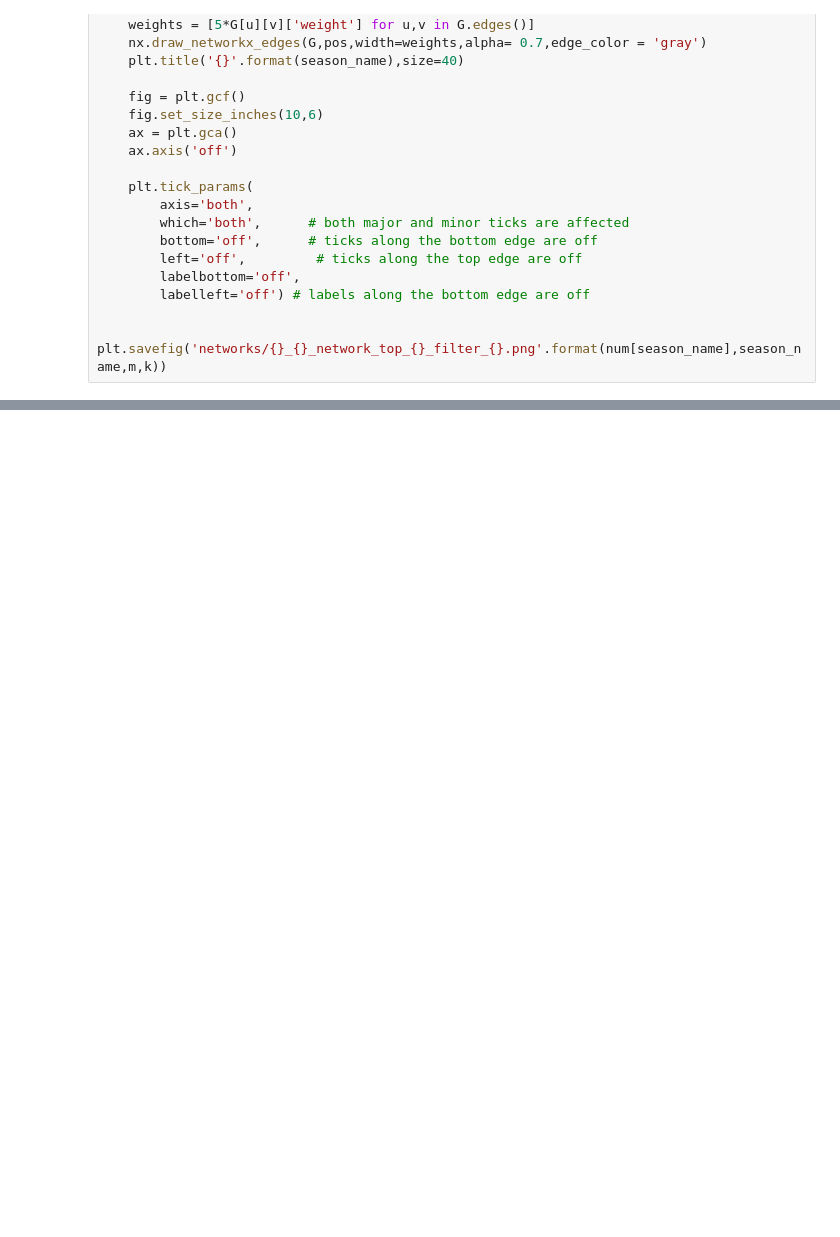
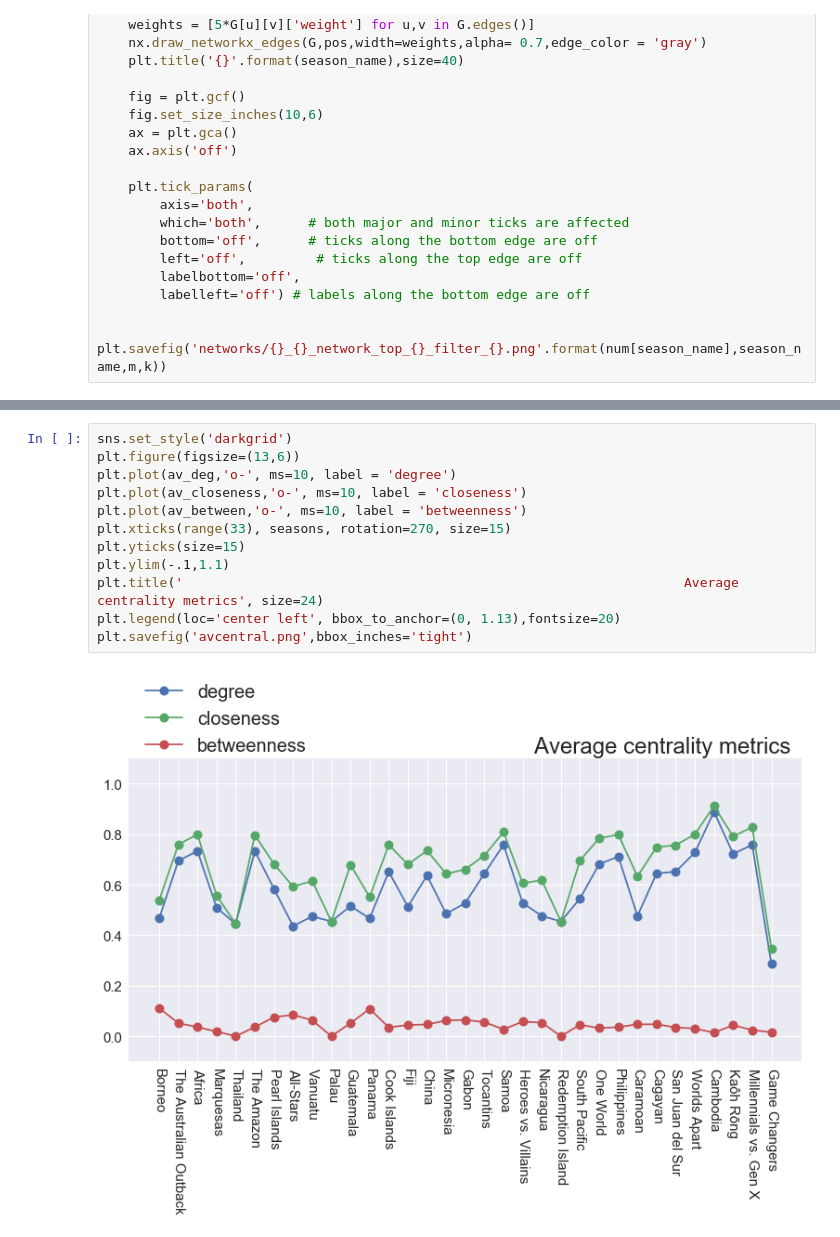
Before and after one commit to piocalderon/survivor-alliance-analysis, a Jupyter notebook: Survivor Alliance Network.ipynb, the cells around one changed output, grey strips where cells are left out. Cells and saved outputs as stored; diff of their text form; blank space fills up the shorter version.

```diff
--- a/Survivor Alliance Network.ipynb
+++ b/Survivor Alliance Network.ipynb
@@ -477,0 +511,14 @@ pp=return_affiliation_df(caramoan)
+# %%
+sns.set_style('darkgrid')
+plt.figure(figsize=(13,6))
+plt.plot(av_deg,'o-', ms=10, label = 'degree')
+plt.plot(av_closeness,'o-', ms=10, label = 'closeness')
+plt.plot(av_between,'o-', ms=10, label = 'betweenness')
+plt.xticks(range(33), seasons, rotation=270, size=15)
+plt.yticks(size=15)
+plt.ylim(-.1,1.1)
+plt.title('                                                                Average centrality metrics', size=24)
+plt.legend(loc='center left', bbox_to_anchor=(0, 1.13),fontsize=20)
+plt.savefig('avcentral.png',bbox_inches='tight')
+# %% [output]
+[figure, added]
```
Also changed, not shown: parts of 16 cells of this notebook, 41 other files.
